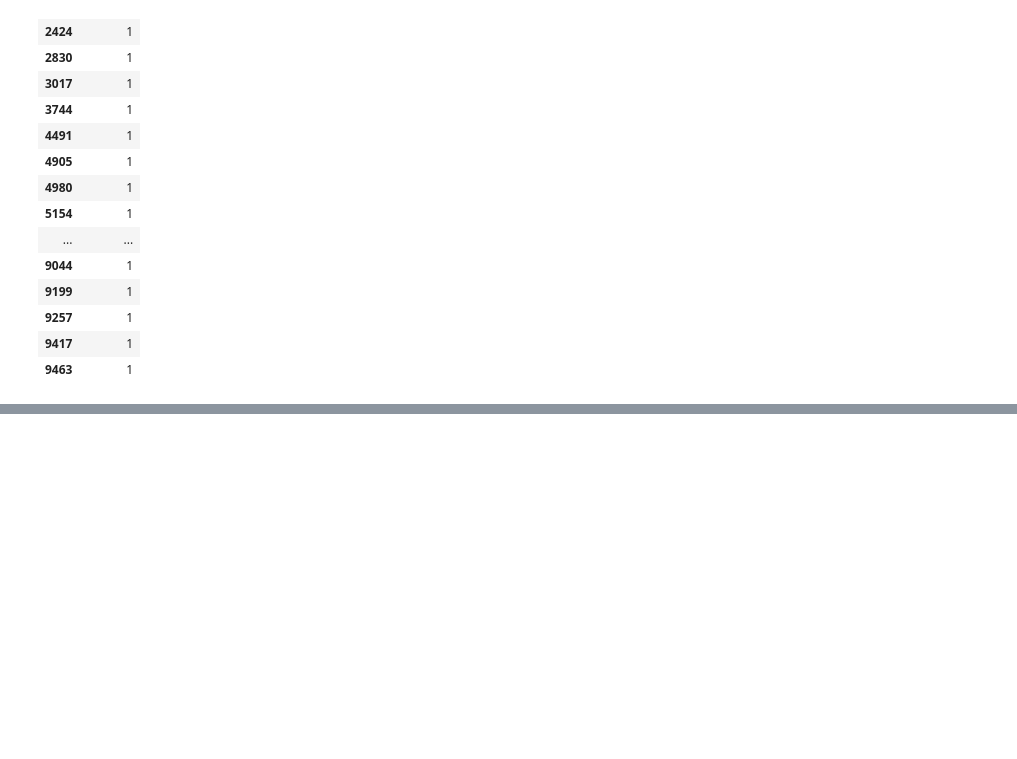
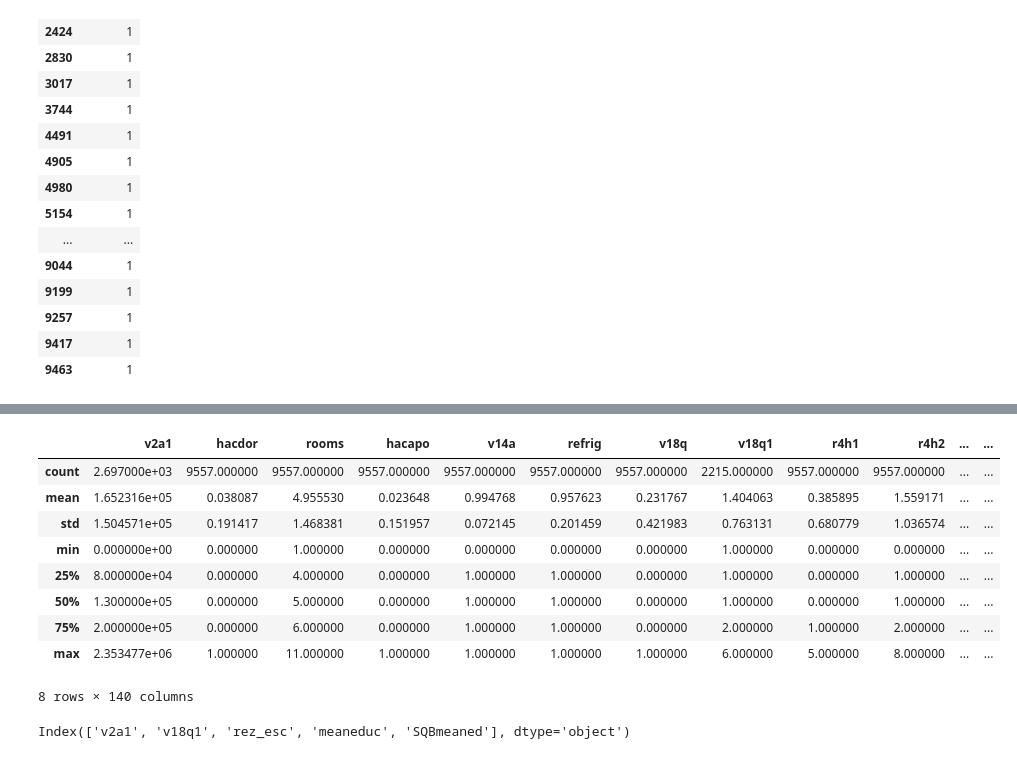
Before and after one commit to kapilashu/Data-Science-Assignment-2, a Jupyter notebook: Assignment 3_Kaggle_Ashu Kapil.ipynb, the cells around one changed output, grey strips where cells are left out. Cells and saved outputs as stored; diff of their text form; code cells hidden in the pictures; blank space fills up the shorter version.

```diff
--- a/Assignment 3_Kaggle_Ashu Kapil.ipynb
+++ b/Assignment 3_Kaggle_Ashu Kapil.ipynb
@@ -3,7 +3,7 @@ import numpy as np
 import pandas as pd
 import os
 # %%
-data=pd.read_csv('train.csv')
+data=pd.read_csv('Data\\train.csv')
 # %%
 data.info()
 # %% [output]
@@ -199,3 +199,15 @@ data[(data['edjefe']=='yes') & data['parentesco1']==1][['escolari']]
 | 9257 | 1 |
 | 9417 | 1 |
 | 9463 | 1 |
+# %%
+conditions = [
+    (data['edjefe']=='no') & (data['edjefa']=='no'), #both no
+    (data['edjefe']=='yes') & (data['edjefa']=='no'), # yes and no
+    (data['edjefe']=='no') & (data['edjefa']=='yes'), #no and yes
+    (data['edjefe']!='no') & (data['edjefe']!='yes') & (data['edjefa']=='no'), # number and no
+    (data['edjefe']=='no') & (data['edjefa']!='no') # no and number
+]
+choices = [0, 1, 1, data['edjefe'], data['edjefa']]
+data['edjefx']=np.select(conditions, choices)
+data['edjefx']=data['edjefx'].astype(int)
+data[['edjefe', 'edjefa', 'edjefx']][:15]
@@ -201,0 +231,17 @@ data[(data['edjefe']=='yes') & data['parentesco1']==1][['escolari']]
+# %%
+data.describe()
+# %% [output]
+|  | v2a1 | hacdor | rooms | hacapo | v14a | refrig | v18q | v18q1 | r4h1 | r4h2 | ... | ... |
+| count | 2.697000e+03 | 9557.000000 | 9557.000000 | 9557.000000 | 9557.000000 | 9557.000000 | 9557.000000 | 2215.000000 | 9557.000000 | 9557.000000 | ... | ... |
+| mean | 1.652316e+05 | 0.038087 | 4.955530 | 0.023648 | 0.994768 | 0.957623 | 0.231767 | 1.404063 | 0.385895 | 1.559171 | ... | ... |
+| std | 1.504571e+05 | 0.191417 | 1.468381 | 0.151957 | 0.072145 | 0.201459 | 0.421983 | 0.763131 | 0.680779 | 1.036574 | ... | ... |
+| min | 0.000000e+00 | 0.000000 | 1.000000 | 0.000000 | 0.000000 | 0.000000 | 0.000000 | 1.000000 | 0.000000 | 0.000000 | ... | ... |
+| 25% | 8.000000e+04 | 0.000000 | 4.000000 | 0.000000 | 1.000000 | 1.000000 | 0.000000 | 1.000000 | 0.000000 | 1.000000 | ... | ... |
+| 50% | 1.300000e+05 | 0.000000 | 5.000000 | 0.000000 | 1.000000 | 1.000000 | 0.000000 | 1.000000 | 0.000000 | 1.000000 | ... | ... |
+| 75% | 2.000000e+05 | 0.000000 | 6.000000 | 0.000000 | 1.000000 | 1.000000 | 0.000000 | 2.000000 | 1.000000 | 2.000000 | ... | ... |
+| max | 2.353477e+06 | 1.000000 | 11.000000 | 1.000000 | 1.000000 | 1.000000 | 1.000000 | 6.000000 | 5.000000 | 8.000000 | ... | ... |
+8 rows × 140 columns
+# %%
+data.columns[data.isna().sum()!=0]
+# %% [output]
+Index(['v2a1', 'v18q1', 'rez_esc', 'meaneduc', 'SQBmeaned'], dtype='object')
```
Also changed, not shown: parts of 10 cells of this notebook.
